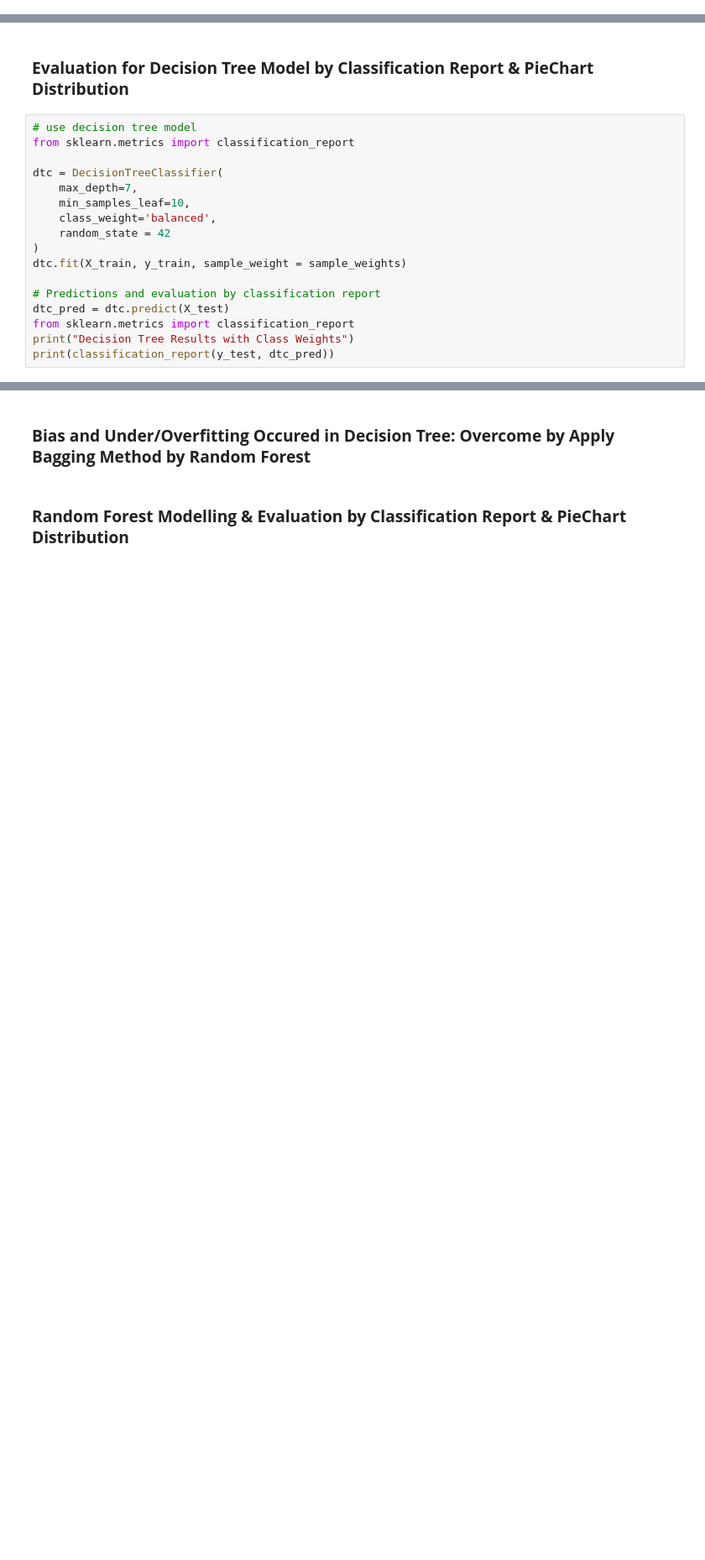
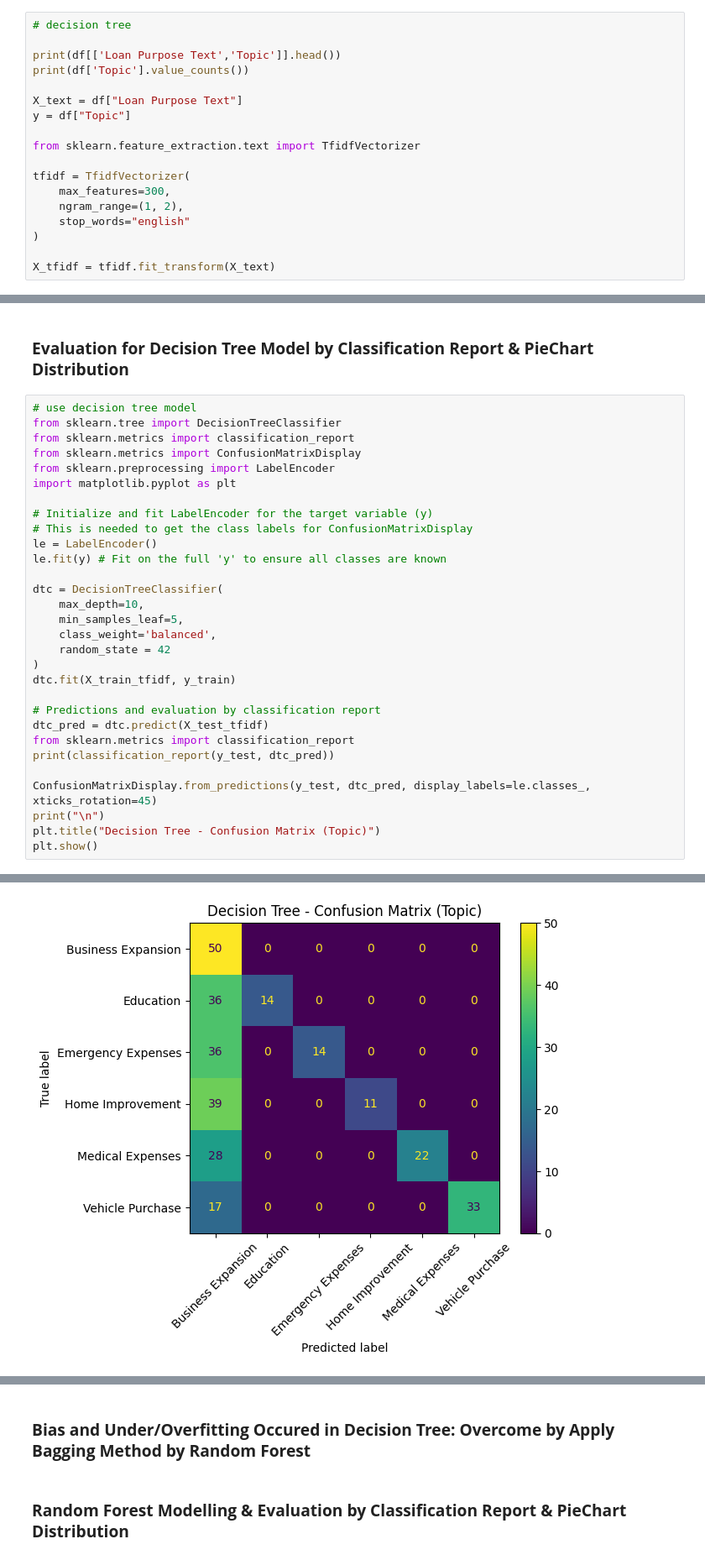
Before and after one commit to linlin0708/Data-Mining-Group-Project, a Jupyter notebook: DataMiningGP.ipynb, the cells around one changed output, grey strips where cells are left out. Shown at 84% size. Saved outputs shown, nothing was run; the diff lists cells and outputs as text; blank space fills up the shorter version.

```diff
--- a/DataMiningGP.ipynb
+++ b/DataMiningGP.ipynb
@@ -300,0 +277,18 @@ sample_weights = y_train.map(weights_dict)
+# %%
+# decision tree
+
+print(df[['Loan Purpose Text','Topic']].head())
+print(df['Topic'].value_counts())
+
+X_text = df["Loan Purpose Text"]
+y = df["Topic"]
+
+from sklearn.feature_extraction.text import TfidfVectorizer
+
+tfidf = TfidfVectorizer(
+    max_features=300,
+    ngram_range=(1, 2),
+    stop_words="english"
+)
+
+X_tfidf = tfidf.fit_transform(X_text)
@@ -302,19 +335,32 @@ sample_weights = y_train.map(weights_dict)
 ### **Evaluation for Decision Tree Model by Classification Report & PieChart Distribution**
 # %%
 # use decision tree model
+from sklearn.tree import DecisionTreeClassifier
 from sklearn.metrics import classification_report
+from sklearn.metrics import ConfusionMatrixDisplay
+from sklearn.preprocessing import LabelEncoder
+import matplotlib.pyplot as plt
+
+# Initialize and fit LabelEncoder for the target variable (y)
+# This is needed to get the class labels for ConfusionMatrixDisplay
+le = LabelEncoder()
+le.fit(y) # Fit on the full 'y' to ensure all classes are known
 
 dtc = DecisionTreeClassifier(
-    max_depth=7,
-    min_samples_leaf=10,
+    max_depth=10,
+    min_samples_leaf=5,
     class_weight='balanced',
     random_state = 42
 )
-dtc.fit(X_train, y_train, sample_weight = sample_weights)
+dtc.fit(X_train_tfidf, y_train)
 
 # Predictions and evaluation by classification report
-dtc_pred = dtc.predict(X_test)
+dtc_pred = dtc.predict(X_test_tfidf)
 from sklearn.metrics import classification_report
-print("Decision Tree Results with Class Weights")
 print(classification_report(y_test, dtc_pred))
+
+ConfusionMatrixDisplay.from_predictions(y_test, dtc_pred, display_labels=le.classes_, xticks_rotation=45)
+print("\n")
+plt.title("Decision Tree - Confusion Matrix (Topic)")
+plt.show()
 # %% [output]
@@ -334,3 +379,4 @@ weighted avg       0.20      0.18      0.14       300
+[figure, added]
 # %%
 import matplotlib.pyplot as plt
 import pandas as pd
```
Also changed, not shown: parts of 48 cells of this notebook.
